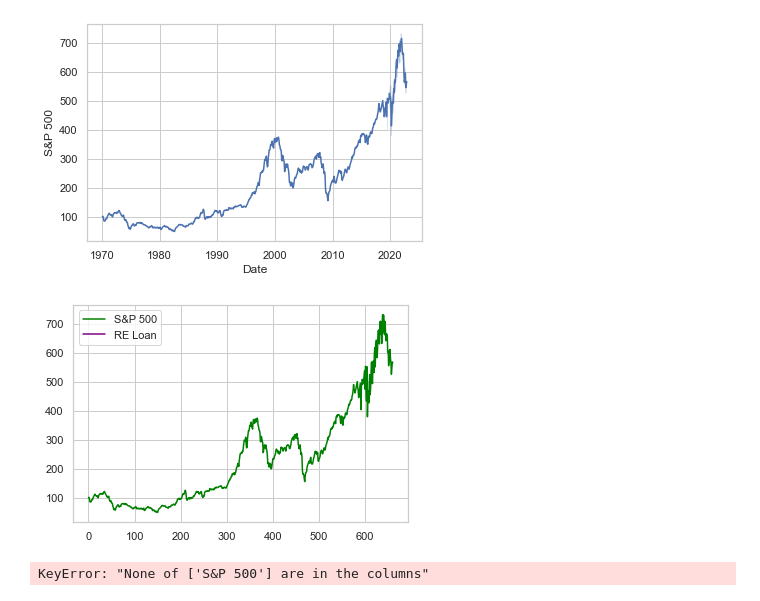
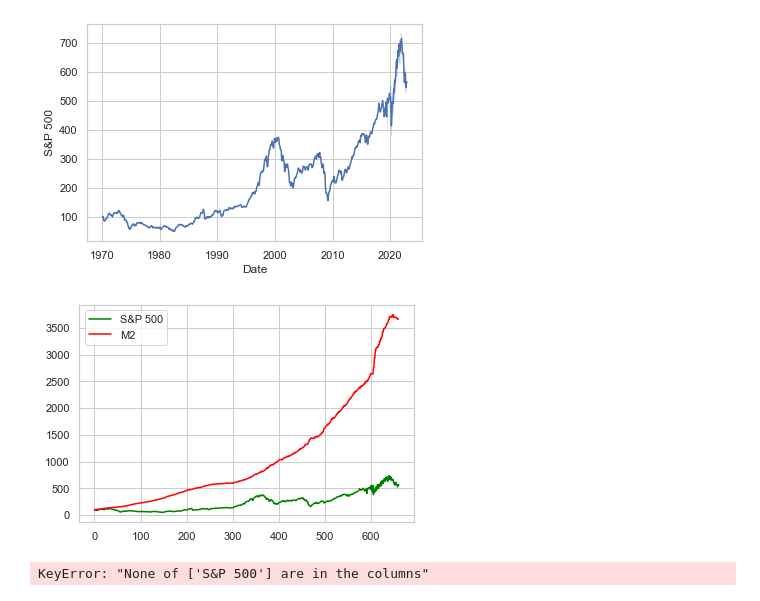
Before and after one commit to RaphHer/Project_Final_Ironhack, a Jupyter notebook: 5. Quandl Visualization .ipynb, the cells around one changed output. Drawn from its saved outputs; the diff is of its cells as text; code cells hidden in the pictures.

```diff
--- a/5. Quandl Visualization .ipynb
+++ b/5. Quandl Visualization .ipynb
@@ -360,17 +360,17 @@ sns.lineplot(data=df_rebase_all, x="Date", y='S&P 500')
 # %%
 fig, ax = plt.subplots()
 
 ax.plot(df_rebase_1, color = 'green', label = 'S&P 500')
-#ax.plot(df_rebase_2, color = 'red', label = 'M2')
+ax.plot(df_rebase_2, color = 'red', label = 'M2')
 #ax.plot(df_rebase_3, color = 'yellow', label = 'CPI')
-ax.plot(df_rebase_4, color = 'purple', label = 'RE Loan')
+#ax.plot(df_rebase_4, color = 'purple', label = 'RE Loan')
 #ax.plot(df_rebase_5, color = 'grey', label = 'Initial Claims')
 #ax.plot(df_rebase_6, color = 'brown', label = 'Revolving Credit')
 #ax.plot(df_rebase_7, color = 'black', label = 'PMI')
 ax.legend(loc = 'upper left')
 plt.show()
 # %% [output]
-[figure, old version]
+[figure, new version]
 # %%
 import functools as ft
 
```
Also changed, not shown: parts of 10 cells of this notebook, 3 other files.
